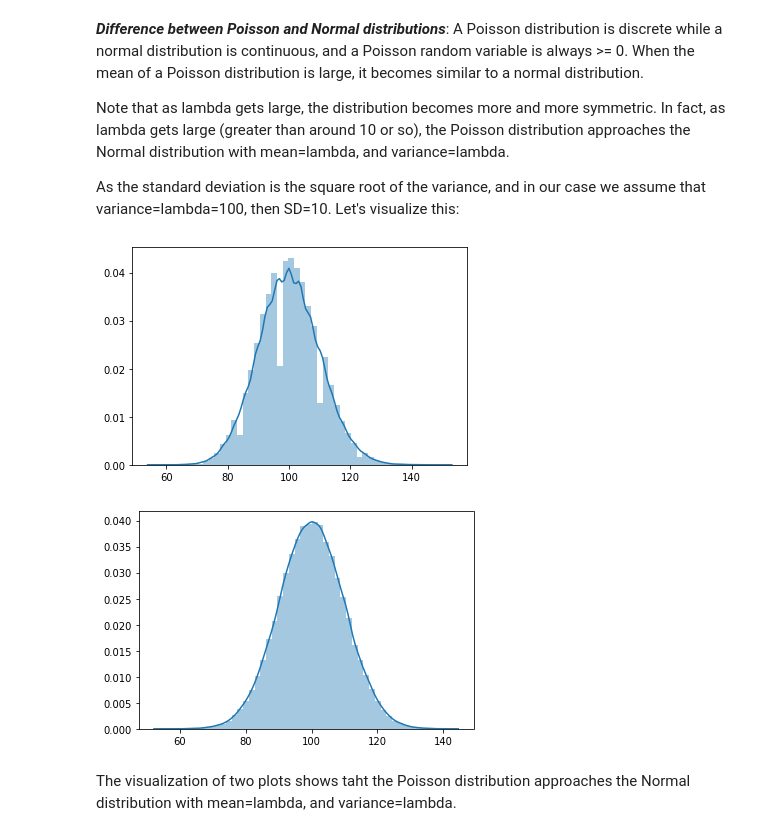
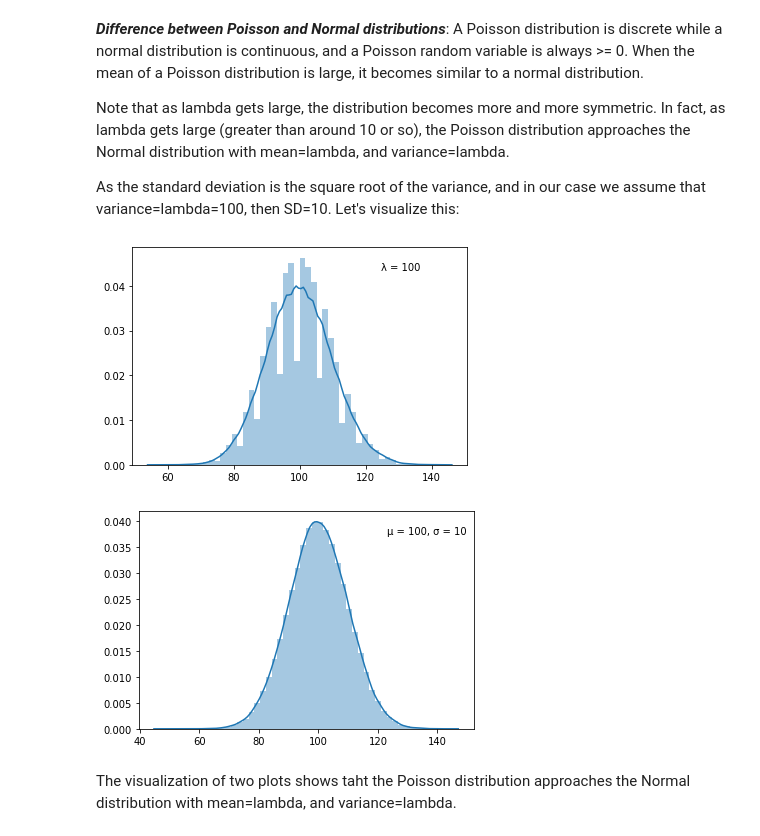
Before and after one commit to JuliaMal/Numpy-random_project, a Jupyter notebook: Numpy-random.ipynb, the cells around one changed output. Cells and saved outputs as stored; diff of their text form; code cells hidden in the pictures.

```diff
--- a/Numpy-random.ipynb
+++ b/Numpy-random.ipynb
@@ -358,20 +384,24 @@ As the standard deviation is the square root of the variance, and in our case we
 # %%
 #Poisson distribution with large lamba = 100 and 100000 sample size:
 
 lam, p_size = 100, 100000
 poisson = np.random.poisson(lam, p_size)
+plt.figtext(0.7, 0.8, '\u03BB = 100')
 sns.distplot(poisson)
+
 plt.show()
 # %% [output]
-[figure, old version]
+[figure, new version]
 # %%
-#Poisson distribution with mean = 100, SD = 10 and 100000 sample size:
+#Normal distribution with mean = 100, SD = 10 and 100000 sample size:
 
 std_normal= np.random.normal(100, 10, 200000)
+plt.figtext(0.7, 0.8, '\u03BC = 100, \u03C3 = 10')
 sns.distplot(std_normal)
+
 plt.show()
 # %% [output]
-[figure, old version]
+[figure, new version]
 # %% [markdown]
 The visualization of two plots shows taht the Poisson distribution approaches the Normal distribution with mean=lambda, and variance=lambda.
 # %% [markdown]
```
Also changed, not shown: parts of 29 cells of this notebook.
